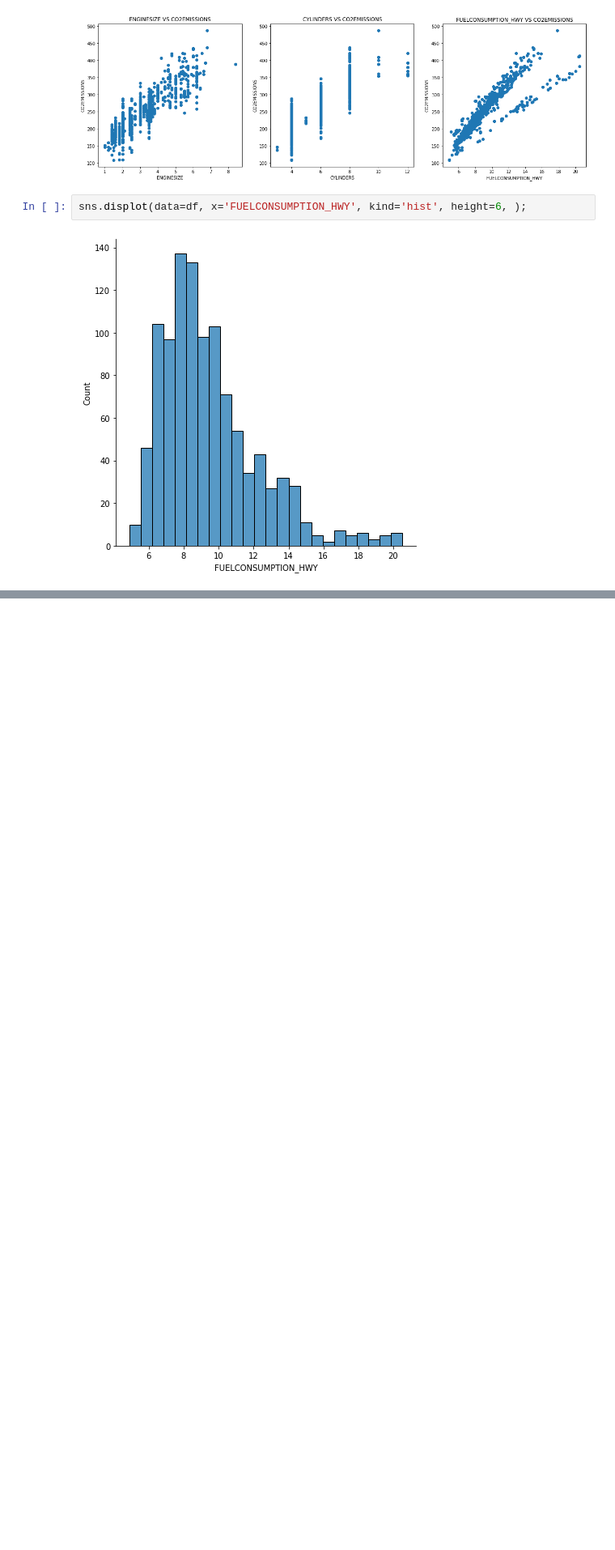
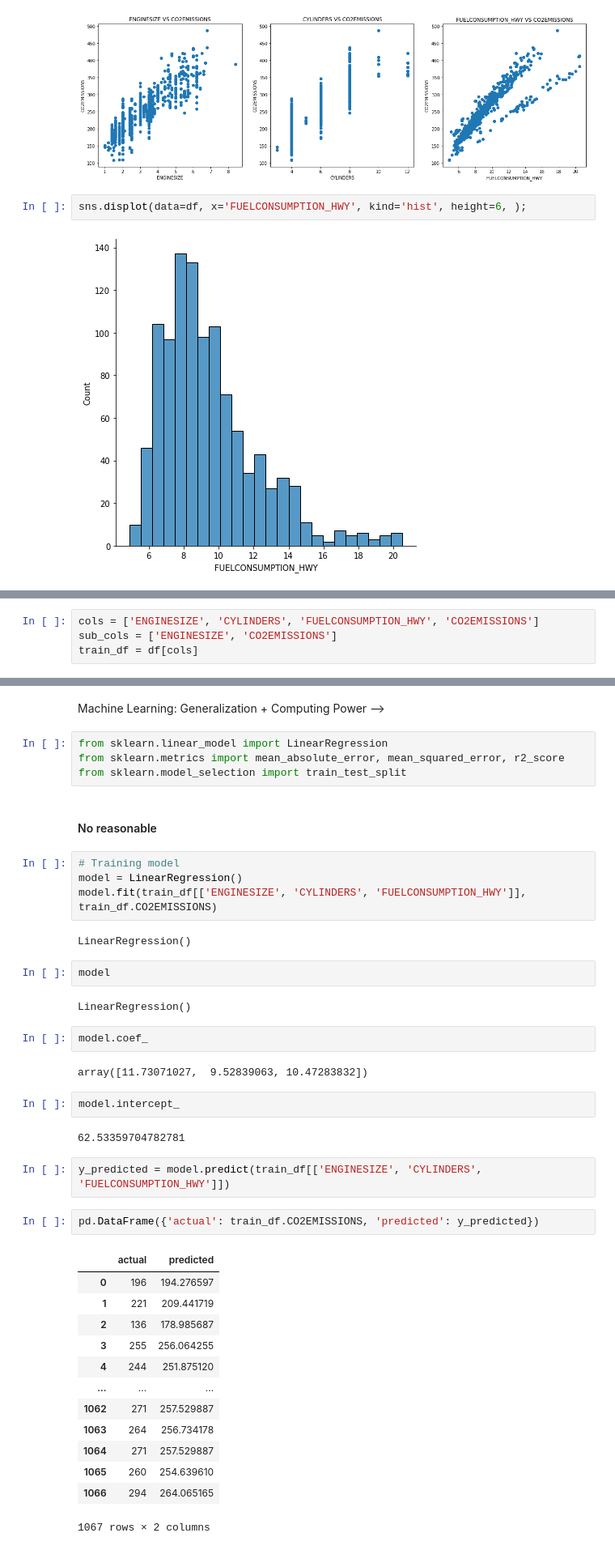
Before and after one commit to yendo1612/MCI_Python_30_Level_2, a Jupyter notebook: Lecture/Lecture_01+02_Linear_Regression/live_lecture_01.ipynb, the cells around one changed output, grey strips where cells are left out. Shown: that part at 81% size. Cells and saved outputs as stored; diff of their text form; blank space fills up the shorter version.

```diff
--- a/Lecture/Lecture_01+02_Linear_Regression/live_lecture_01.ipynb
+++ b/Lecture/Lecture_01+02_Linear_Regression/live_lecture_01.ipynb
@@ -152,0 +158,4 @@ sns.displot(data=df, x='FUELCONSUMPTION_HWY', kind='hist', height=6, );
+# %%
+cols = ['ENGINESIZE', 'CYLINDERS', 'FUELCONSUMPTION_HWY', 'CO2EMISSIONS']
+sub_cols = ['ENGINESIZE', 'CO2EMISSIONS']
+train_df = df[cols]
@@ -152,0 +172,44 @@ sns.displot(data=df, x='FUELCONSUMPTION_HWY', kind='hist', height=6, );
+# %% [markdown]
+Machine Learning: Generalization + Computing Power -->
+# %%
+from sklearn.linear_model import LinearRegression
+from sklearn.metrics import mean_absolute_error, mean_squared_error, r2_score
+from sklearn.model_selection import train_test_split
+# %% [markdown]
+#### No reasonable
+# %%
+# Training model
+model = LinearRegression()
+model.fit(train_df[['ENGINESIZE', 'CYLINDERS', 'FUELCONSUMPTION_HWY']], train_df.CO2EMISSIONS)
+# %% [output]
+LinearRegression()
+# %%
+model
+# %% [output]
+LinearRegression()
+# %%
+model.coef_
+# %% [output]
+array([11.73071027,  9.52839063, 10.47283832])
+# %%
+model.intercept_
+# %% [output]
+62.53359704782781
+# %%
+y_predicted = model.predict(train_df[['ENGINESIZE', 'CYLINDERS', 'FUELCONSUMPTION_HWY']])
+# %%
+pd.DataFrame({'actual': train_df.CO2EMISSIONS, 'predicted': y_predicted})
+# %% [output]
+|  | actual | predicted |
+| 0 | 196 | 194.276597 |
+| 1 | 221 | 209.441719 |
+| 2 | 136 | 178.985687 |
+| 3 | 255 | 256.064255 |
+| 4 | 244 | 251.875120 |
+| ... | ... | ... |
+| 1062 | 271 | 257.529887 |
+| 1063 | 264 | 256.734178 |
+| 1064 | 271 | 257.529887 |
+| 1065 | 260 | 254.639610 |
+| 1066 | 294 | 264.065165 |
+1067 rows × 2 columns
```
Also changed, not shown: parts of 20 cells of this notebook.
